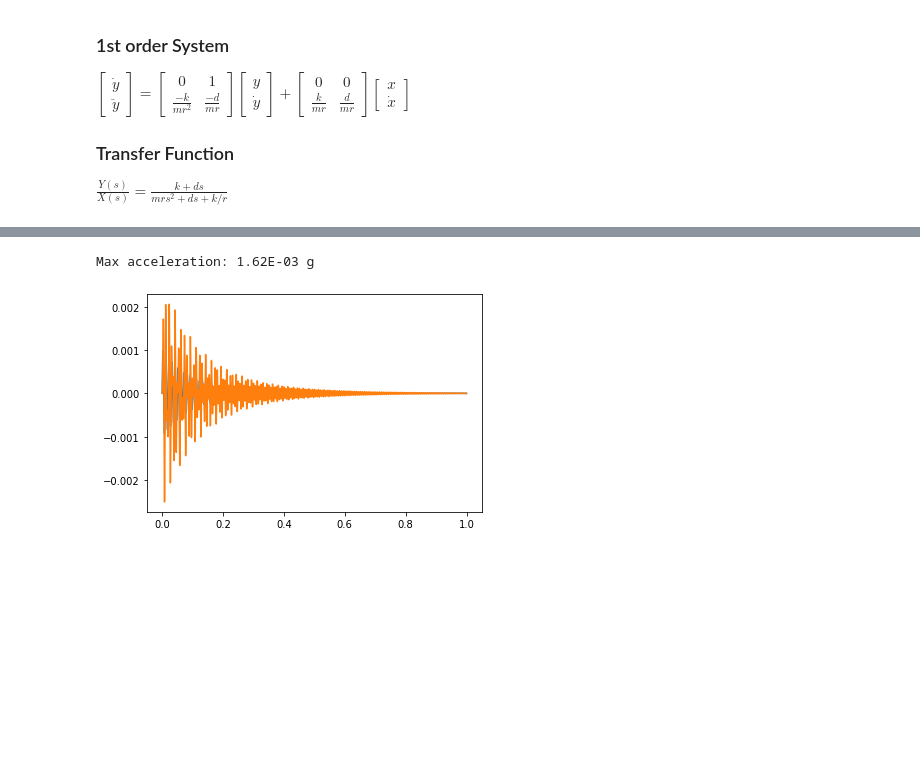
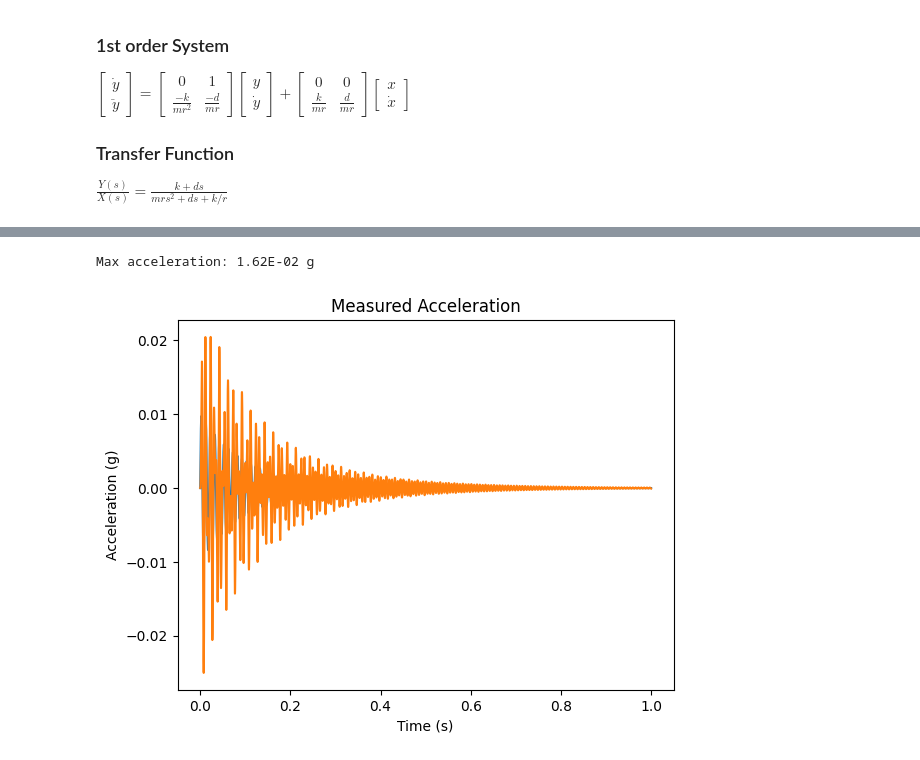
Before and after one commit to Capstone-Gait-Keepers/capstone, a Jupyter notebook: data_analysis/physics.ipynb, the cells around one changed output, grey strips where cells are left out. Drawn from its saved outputs; the diff is of its cells as text; code cells hidden in the pictures; blank space fills up the shorter version.

```diff
--- a/data_analysis/physics.ipynb
+++ b/data_analysis/physics.ipynb
@@ -24,7 +24,7 @@ t = np.linspace(0, duration, duration * fs)
 # x = np.hstack((np.zeros(10), np.ones(fs * duration - 10)))
 f = 100
 tau = 0.1
-A = 1e-3
+A = 1e-2
 x_in = A * np.sin(2*np.pi*f*t) * np.exp(-t/tau)
 plt.plot(t, x_in)
 plt.title("Vibrational Amplitude (Input)")
@@ -43,35 +43,39 @@ def simulate(x_in, fs, k=1e5, m=0.1, d=1, r=1):
     d: Damping factor (Ns/m)
     r: Ratio of cantilever arms. Greater means more motion of the sensor
     """
     t_eval = np.linspace(0, len(x_in) / fs, len(x_in))
     v_in = np.diff(x_in, 1, prepend=[0])
     drive = np.vstack([x_in, v_in]) # x and x_dot in a vector, since the ODE depends on both
     m0 = np.asarray([[0, 1], [-k/m/r**2, -d/m/r]])
     b0 = np.asarray([[0, 0], [k/m/r, d/m/r]])
     # ode = lambda y, y: np.matmul(m0,y) + b0*drive[int(t)]
     def ode(t: float, y: np.ndarray):
         timestep = int(t * fs) - 1
         inp = drive[:, timestep] # [x(t), v(t)]
         return np.matmul(m0, y) + np.matmul(b0, inp)
     ode_result = solve_ivp(ode, t_span=(t_eval[0], t_eval[-1]), y0=[0, 0], t_eval=t_eval)
     success, t, (x, v) = ode_result['success'], ode_result['t'], ode_result['y']
     a = np.diff(v, 1, prepend=[0])
     if not success:
         raise RuntimeError(f"Simulation failed: {ode_result['message']}")
     return t, x, v, a
 
 t, x, v, a = simulate(x_in, fs)
 
 max_accel = np.max(np.abs(a))
 max_Gs = max_accel / 9.81
 print(f"Max acceleration: {max_Gs:.2E} g")
 plt.plot(t, x_in)
 plt.plot(t, x)
+# axis labels
+plt.title("Measured Acceleration")
+plt.xlabel("Time (s)")
+plt.ylabel("Acceleration (g)")
 # plt.plot(t, accel)
 plt.show()
 # %% [output]
-Max acceleration: 1.62E-03 g
+Max acceleration: 1.62E-02 g
-[figure, old version]
+[figure, new version]
 # %%
 spring_consts = 10**np.linspace(4.5, 4.7, 50)
 gs = []
```
Also changed, not shown: parts of 4 cells of this notebook.
